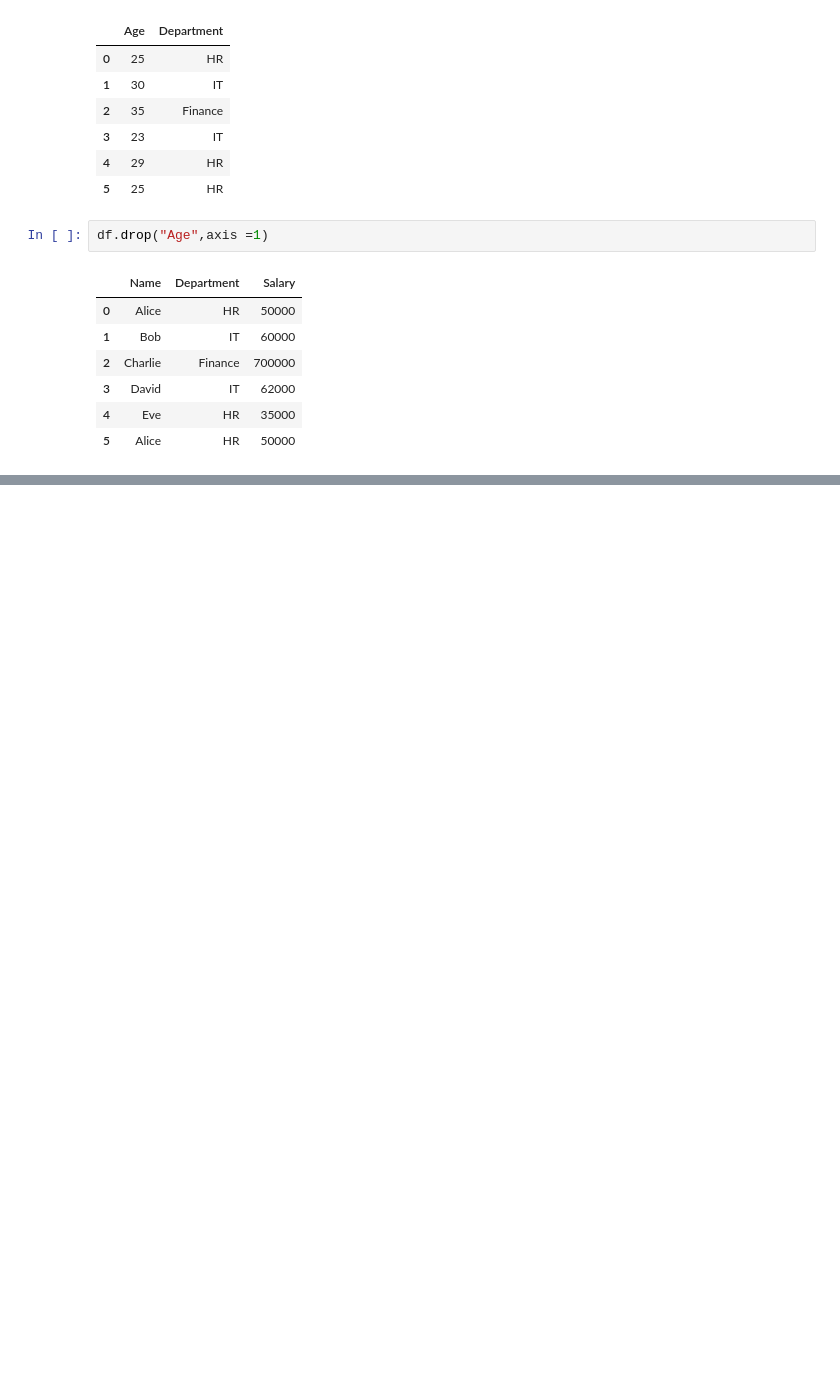
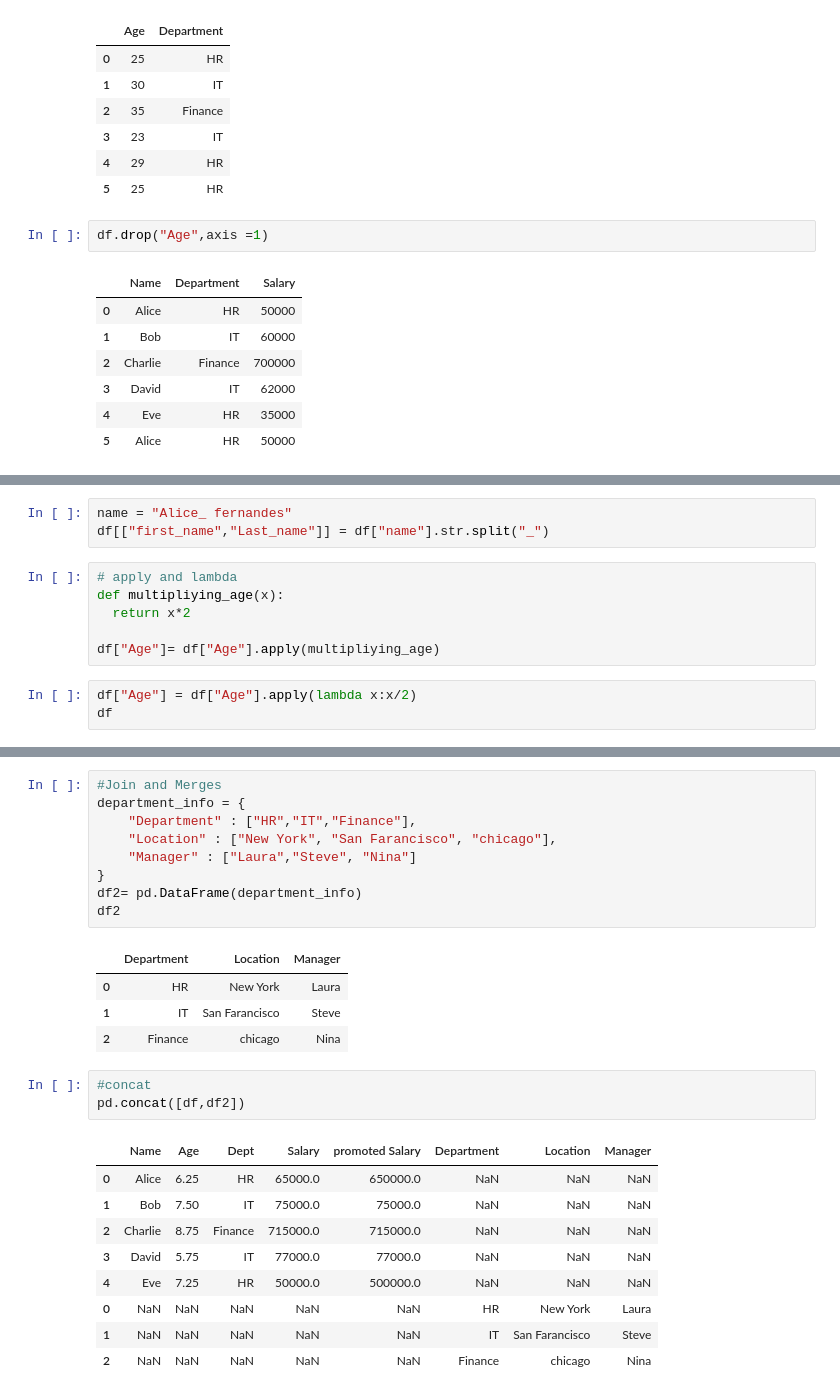
Before and after one commit to RutujaBidkar/Python_Workshop, a Jupyter notebook: Pandas.ipynb, the cells around one changed output, grey strips where cells are left out. Drawn from its saved outputs; the diff is of its cells as text; blank space fills up the shorter version.

```diff
--- a/Pandas.ipynb
+++ b/Pandas.ipynb
@@ -285,0 +511,12 @@ df.drop("Age",axis =1)
+# %%
+name = "Alice_ fernandes"
+df[["first_name","Last_name"]] = df["name"].str.split("_")
+# %%
+# apply and lambda
+def multipliying_age(x):
+  return x*2
+
+df["Age"]= df["Age"].apply(multipliying_age)
+# %%
+df["Age"] = df["Age"].apply(lambda x:x/2)
+df
@@ -285,0 +535,27 @@ df.drop("Age",axis =1)
+# %%
+#Join and Merges
+department_info = {
+    "Department" : ["HR","IT","Finance"],
+    "Location" : ["New York", "San Farancisco", "chicago"],
+    "Manager" : ["Laura","Steve", "Nina"]
+}
+df2= pd.DataFrame(department_info)
+df2
+# %% [output]
+|  | Department | Location | Manager |
+| 0 | HR | New York | Laura |
+| 1 | IT | San Farancisco | Steve |
+| 2 | Finance | chicago | Nina |
+# %%
+#concat
+pd.concat([df,df2])
+# %% [output]
+|  | Name | Age | Dept | Salary | promoted Salary | Department | Location | Manager |
+| 0 | Alice | 6.25 | HR | 65000.0 | 650000.0 | NaN | NaN | NaN |
+| 1 | Bob | 7.50 | IT | 75000.0 | 75000.0 | NaN | NaN | NaN |
+| 2 | Charlie | 8.75 | Finance | 715000.0 | 715000.0 | NaN | NaN | NaN |
+| 3 | David | 5.75 | IT | 77000.0 | 77000.0 | NaN | NaN | NaN |
+| 4 | Eve | 7.25 | HR | 50000.0 | 500000.0 | NaN | NaN | NaN |
+| 0 | NaN | NaN | NaN | NaN | NaN | HR | New York | Laura |
+| 1 | NaN | NaN | NaN | NaN | NaN | IT | San Farancisco | Steve |
+| 2 | NaN | NaN | NaN | NaN | NaN | Finance | chicago | Nina |
```
Also changed, not shown: parts of 32 cells of this notebook.
